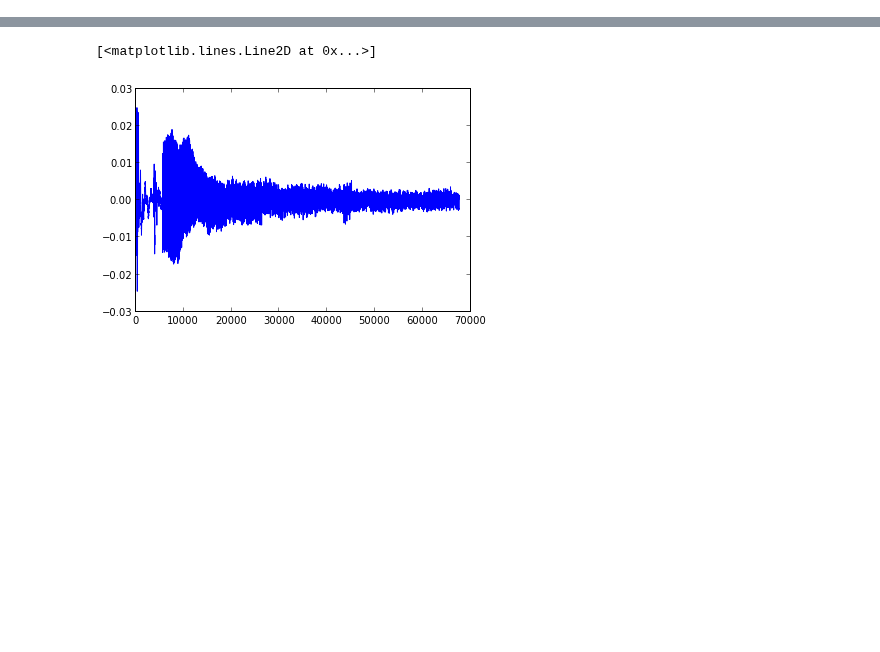
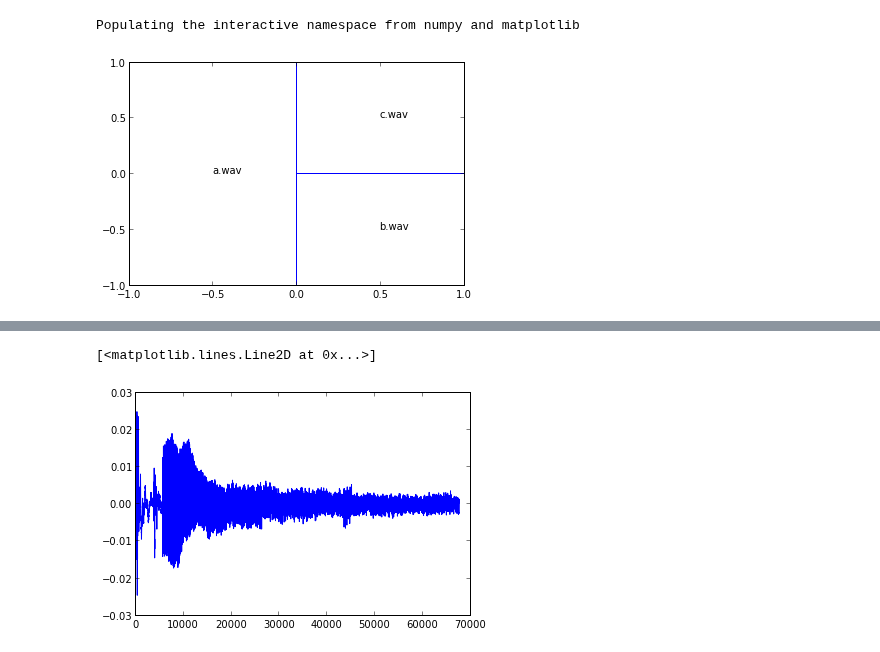
Before and after one commit to flowersteam/explauto, a Jupyter notebook: notebook/musical_arm_2.ipynb, the cells around one changed output, grey strips where cells are left out. Drawn from its saved outputs; the diff is of its cells as text; code cells hidden in the pictures; blank space fills up the shorter version.

```diff
--- a/notebook/musical_arm_2.ipynb
+++ b/notebook/musical_arm_2.ipynb
@@ -9,4 +9,11 @@ s = make_settings(environment='music',
                   sensorimotor_model='nearest_neighbor')
 
 expe = Experiment.from_settings(s)
+# %%
+%pylab inline
+ax = axes()
+expe.env.plot_boxes(ax)
+# %% [output]
+Populating the interactive namespace from numpy and matplotlib
+[figure, added]
 # %%
```
Also changed, not shown: parts of 7 cells of this notebook, 2 other files.
